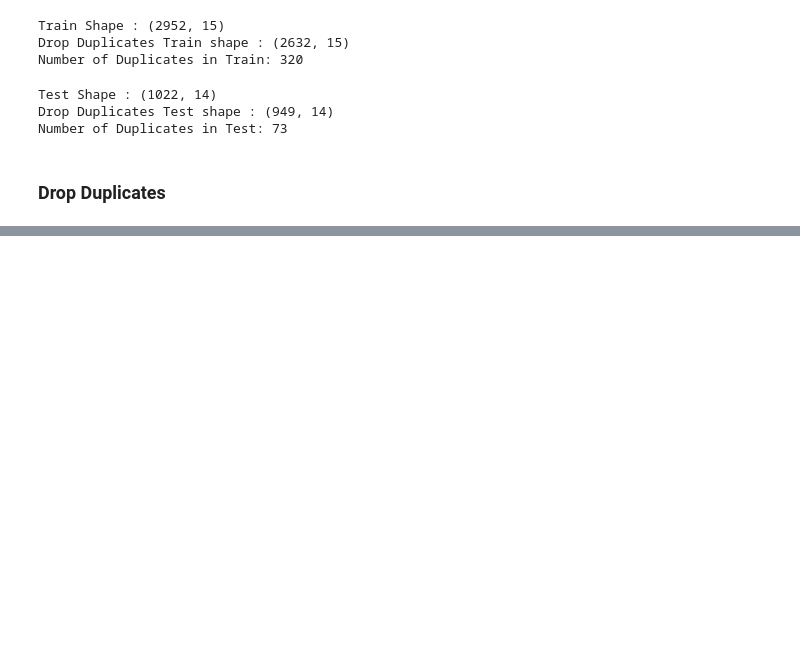
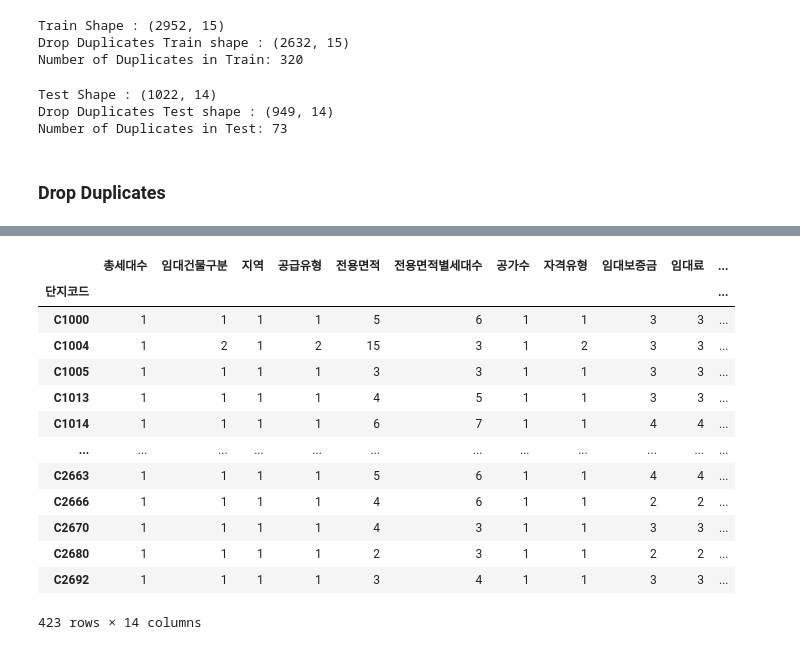
Before and after one commit to Sejong-Kaggle-Challengers-2nd/Choi_YoungMin, a Jupyter notebook: [9]_주차수요_예측/EDAs/basicEDA.ipynb, the cells around one changed output, grey strips where cells are left out. Cells and saved outputs as stored; diff of their text form; code cells hidden in the pictures; blank space fills up the shorter version.

```diff
--- a/[9]_주차수요_예측/EDAs/basicEDA.ipynb
+++ b/[9]_주차수요_예측/EDAs/basicEDA.ipynb
@@ -355,0 +383,17 @@ test = test.drop_duplicates()
+# %%
+train.groupby(['단지코드']).nunique(dropna=False)
+# %% [output]
+|  | 총세대수 | 임대건물구분 | 지역 | 공급유형 | 전용면적 | 전용면적별세대수 | 공가수 | 자격유형 | 임대보증금 | 임대료 | ... |
+| 단지코드 |  |  |  |  |  |  |  |  |  |  | ... |
+| C1000 | 1 | 1 | 1 | 1 | 5 | 6 | 1 | 1 | 3 | 3 | ... |
+| C1004 | 1 | 2 | 1 | 2 | 15 | 3 | 1 | 2 | 3 | 3 | ... |
+| C1005 | 1 | 1 | 1 | 1 | 3 | 3 | 1 | 1 | 3 | 3 | ... |
+| C1013 | 1 | 1 | 1 | 1 | 4 | 5 | 1 | 1 | 3 | 3 | ... |
+| C1014 | 1 | 1 | 1 | 1 | 6 | 7 | 1 | 1 | 4 | 4 | ... |
+| ... | ... | ... | ... | ... | ... | ... | ... | ... | ... | ... | ... |
+| C2663 | 1 | 1 | 1 | 1 | 5 | 6 | 1 | 1 | 4 | 4 | ... |
+| C2666 | 1 | 1 | 1 | 1 | 4 | 6 | 1 | 1 | 2 | 2 | ... |
+| C2670 | 1 | 1 | 1 | 1 | 4 | 3 | 1 | 1 | 3 | 3 | ... |
+| C2680 | 1 | 1 | 1 | 1 | 2 | 3 | 1 | 1 | 2 | 2 | ... |
+| C2692 | 1 | 1 | 1 | 1 | 3 | 4 | 1 | 1 | 3 | 3 | ... |
+423 rows × 14 columns
```
Also changed, not shown: parts of 57 cells of this notebook, 3 other files.
